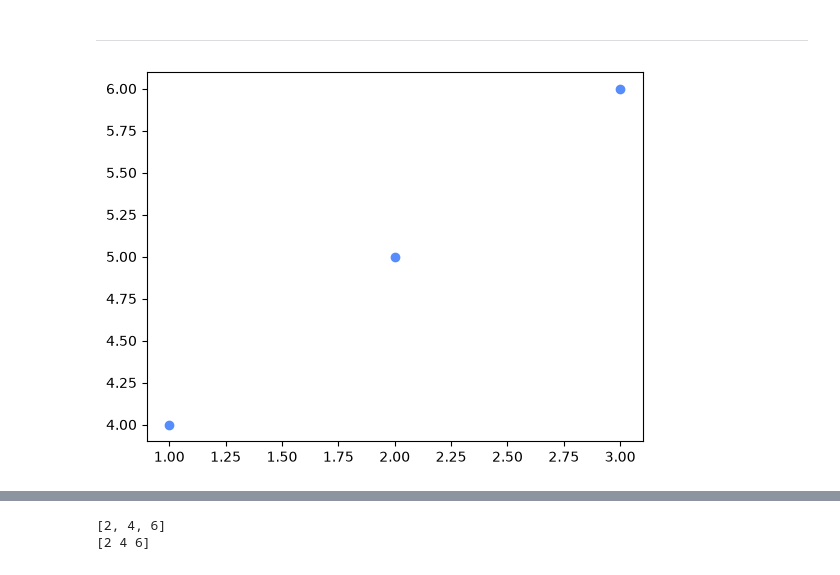
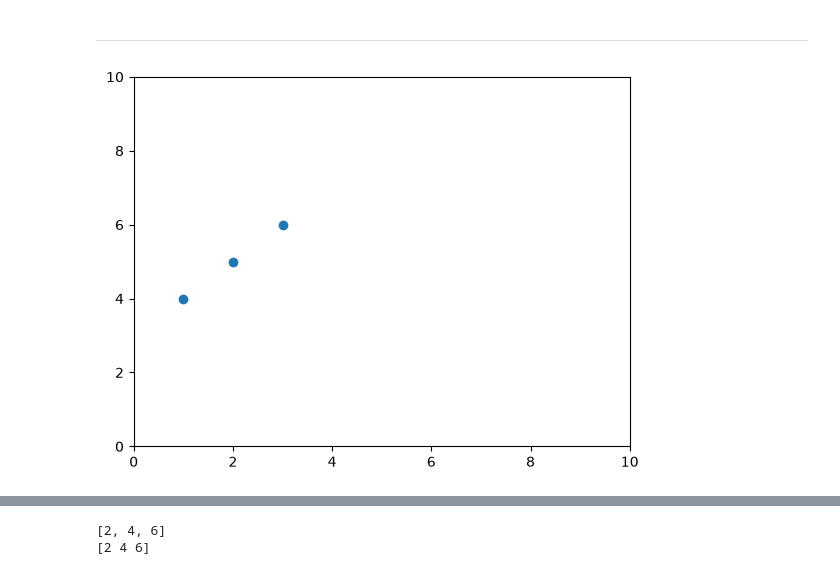
Before and after one commit to Kwangseok-Won/sesac, a Jupyter notebook: docs/2026-10-06.ipynb, the cells around one changed output, grey strips where cells are left out. Drawn from its saved outputs; the diff is of its cells as text; code cells hidden in the pictures.

Commit message:
improve: add xlim and ylim for pyplot   - graph visibility

```diff
--- a/docs/2026-10-06.ipynb
+++ b/docs/2026-10-06.ipynb
@@ -219,24 +219,26 @@ import math
 # %%
 def add(v, w):
     assert len(v) == len(w), "vectors must ve the same length"
     return [v_i + w_i for v_i, w_i in zip(v, w)]
 
 assert add([1, 2, 3], [4, 5, 6]) == [5, 7, 9]
 
 v = [1, 2, 3]
 w = [4, 5, 6]
 add(v, w)
 
 
 def plot(v, w):
     from matplotlib import pyplot as plt
+    plt.xlim(0, 10)
+    plt.ylim(0, 10)
     plt.scatter(v, w)
     plt.show()
 
 
 plot(v, w)
 # %% [output]
-[figure, old version]
+[figure, new version]
 # %%
 import numpy as np
 from matplotlib import pyplot as plt
```
Also changed, not shown: parts of 6 cells of this notebook.
